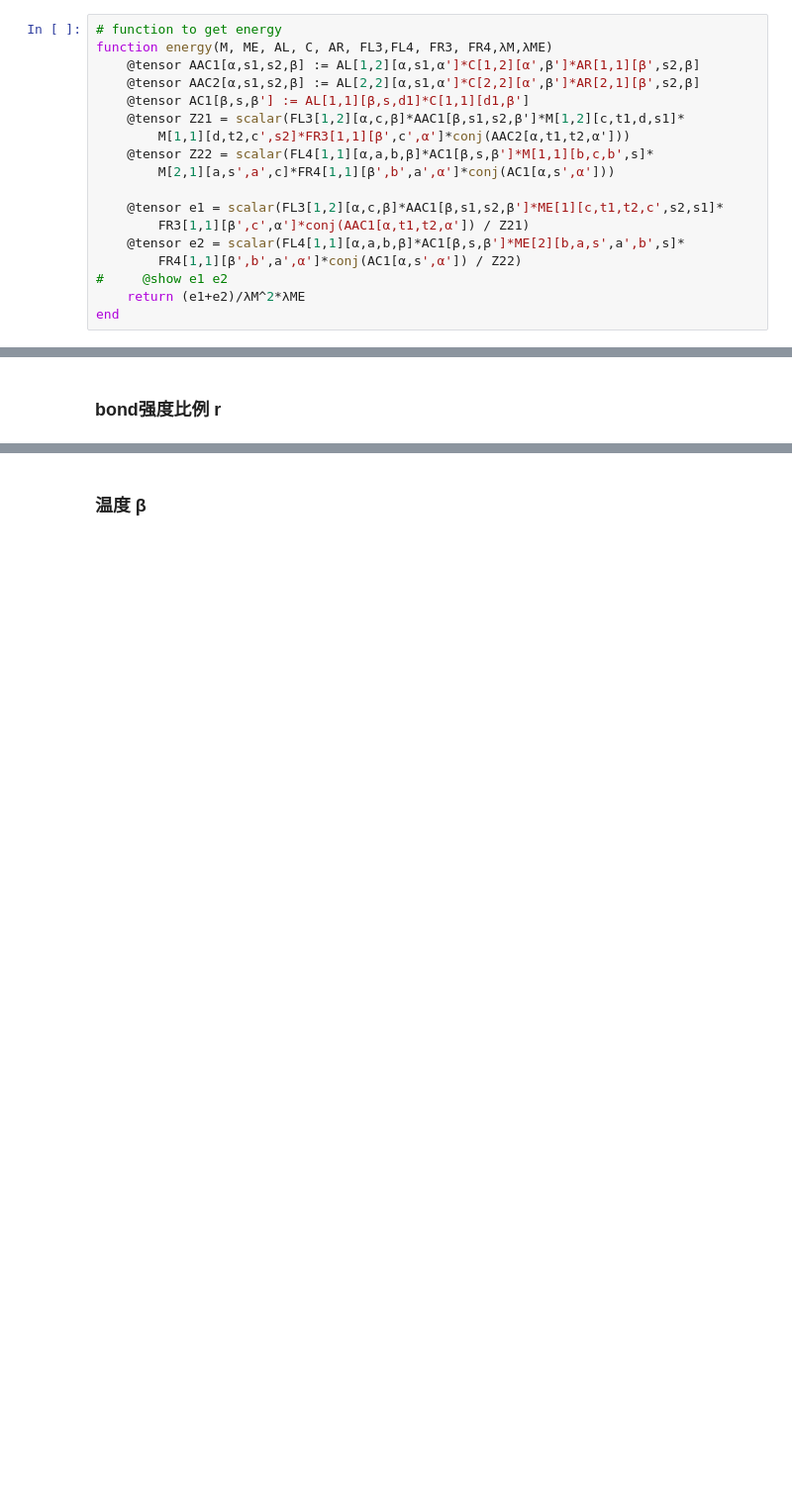
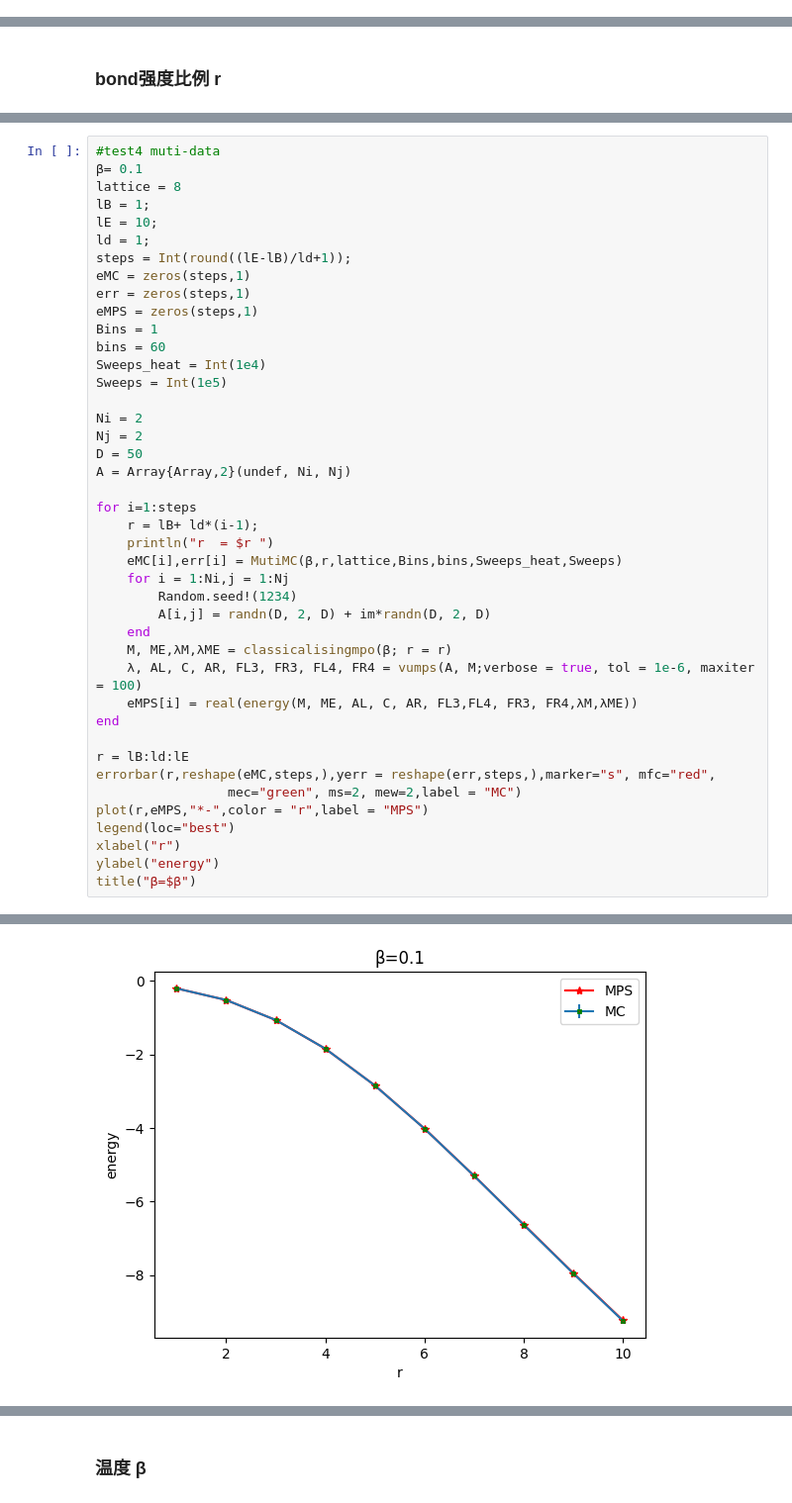
Before and after one commit to XingyuZhang2018/non-trivial-VUMPS, a Jupyter notebook: non-trivial-VUMPS.ipynb, the cells around one changed output, grey strips where cells are left out. Shown at 99% size. Cells and saved outputs as stored; diff of their text form; blank space fills up the shorter version.

```diff
--- a/non-trivial-VUMPS.ipynb
+++ b/non-trivial-VUMPS.ipynb
@@ -499,18 +27,0 @@ ene  with (2 2) |   16     16
-# %%
-# function to get energy
-function energy(M, ME, AL, C, AR, FL3,FL4, FR3, FR4,λM,λME)
-    @tensor AAC1[α,s1,s2,β] := AL[1,2][α,s1,α']*C[1,2][α',β']*AR[1,1][β',s2,β]
-    @tensor AAC2[α,s1,s2,β] := AL[2,2][α,s1,α']*C[2,2][α',β']*AR[2,1][β',s2,β]
-    @tensor AC1[β,s,β'] := AL[1,1][β,s,d1]*C[1,1][d1,β']
-    @tensor Z21 = scalar(FL3[1,2][α,c,β]*AAC1[β,s1,s2,β']*M[1,2][c,t1,d,s1]*
-        M[1,1][d,t2,c',s2]*FR3[1,1][β',c',α']*conj(AAC2[α,t1,t2,α']))
-    @tensor Z22 = scalar(FL4[1,1][α,a,b,β]*AC1[β,s,β']*M[1,1][b,c,b',s]*
-        M[2,1][a,s',a',c]*FR4[1,1][β',b',a',α']*conj(AC1[α,s',α']))
-
-    @tensor e1 = scalar(FL3[1,2][α,c,β]*AAC1[β,s1,s2,β']*ME[1][c,t1,t2,c',s2,s1]*
-        FR3[1,1][β',c',α']*conj(AAC1[α,t1,t2,α']) / Z21)
-    @tensor e2 = scalar(FL4[1,1][α,a,b,β]*AC1[β,s,β']*ME[2][b,a,s',a',b',s]*
-        FR4[1,1][β',b',a',α']*conj(AC1[α,s',α']) / Z22)
-#     @show e1 e2
-    return (e1+e2)/λM^2*λME
-end
@@ -1033,0 +72,43 @@ PyObject Text(0.5, 1.0, 'β = 0.1')
+# %%
+#test4 muti-data
+β= 0.1
+lattice = 8
+lB = 1;
+lE = 10;
+ld = 1;
+steps = Int(round((lE-lB)/ld+1));
+eMC = zeros(steps,1)
+err = zeros(steps,1)
+eMPS = zeros(steps,1)
+Bins = 1
+bins = 60
+Sweeps_heat = Int(1e4)
+Sweeps = Int(1e5)
+
+Ni = 2
+Nj = 2
+D = 50
+A = Array{Array,2}(undef, Ni, Nj)
+
+for i=1:steps
+    r = lB+ ld*(i-1);
+    println("r  = $r ")
+    eMC[i],err[i] = MutiMC(β,r,lattice,Bins,bins,Sweeps_heat,Sweeps)
+    for i = 1:Ni,j = 1:Nj
+        Random.seed!(1234)
+        A[i,j] = randn(D, 2, D) + im*randn(D, 2, D)
+    end
+    M, ME,λM,λME = classicalisingmpo(β; r = r)
+    λ, AL, C, AR, FL3, FR3, FL4, FR4 = vumps(A, M;verbose = true, tol = 1e-6, maxiter = 100)
+    eMPS[i] = real(energy(M, ME, AL, C, AR, FL3,FL4, FR3, FR4,λM,λME))
+end
+
+r = lB:ld:lE
+errorbar(r,reshape(eMC,steps,),yerr = reshape(err,steps,),marker="s", mfc="red",
+                 mec="green", ms=2, mew=2,label = "MC")
+plot(r,eMPS,"*-",color = "r",label = "MPS")
+legend(loc="best")
+xlabel("r")
+ylabel("energy")
+title("β=$β")
+# %% [output]
@@ -1033,0 +132 @@ PyObject Text(0.5, 1.0, 'β = 0.1')
+[figure, added]
```
Also changed, not shown: parts of 30 cells of this notebook, 17 other files.
